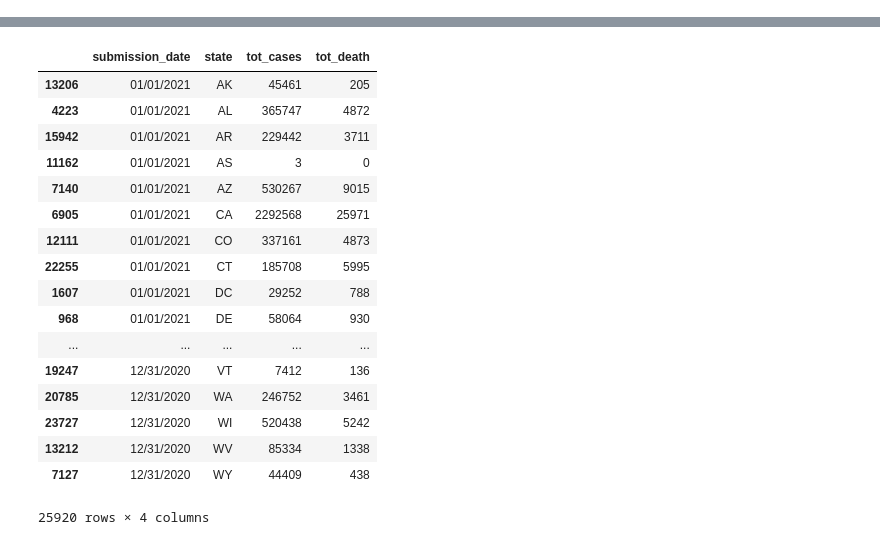
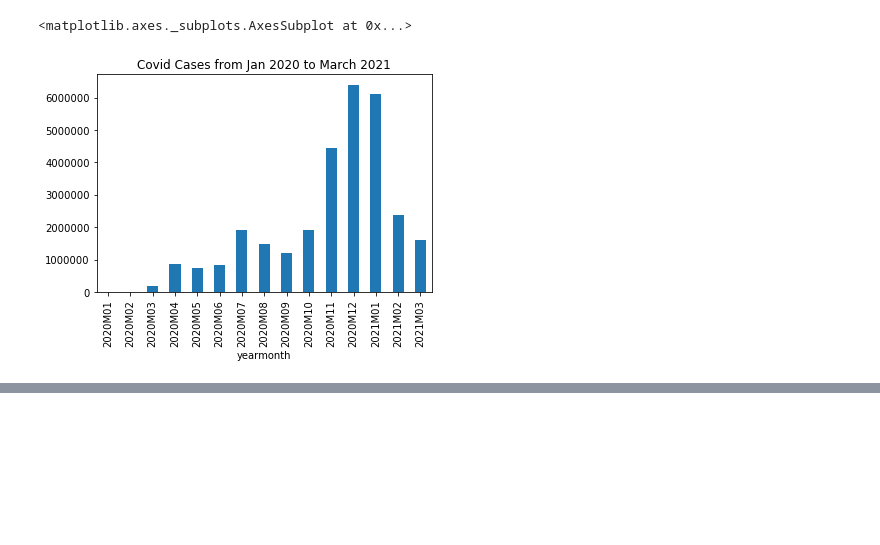
Before and after one commit to priscilla-wong/Project_1, a Jupyter notebook: covid_vs_pc/Analysis/covid_pc_analysis.ipynb, the cells around one changed output, grey strips where cells are left out. Saved outputs shown, nothing was run; the diff lists cells and outputs as text; code cells hidden in the pictures; blank space fills up the shorter version.

```diff
--- a/covid_vs_pc/Analysis/covid_pc_analysis.ipynb
+++ b/covid_vs_pc/Analysis/covid_pc_analysis.ipynb
@@ -27,0 +31,6 @@ covid_data.head()
+# %%
+# Clean covid data by saving only date, state, total cases, and total deaths
+
+#covid_data.set_index(pd.to_datetime(covid_data['submission_date'], infer_datetime_format=True), inplace=True)
+covid_df = covid_data.drop(columns=["year", "month", "day", "conf_cases", "prob_cases", "pnew_case", "conf_death", "prob_death", "new_death", "pnew_death", "created_at", "consent_cases", "consent_deaths"])
+covid_df.head()
@@ -27,0 +44,5 @@ covid_data.head()
+# %%
+# Sort covid data by date and state
+
+covid_df = covid_df.sort_values(by=['state', 'yearmonth'])
+covid_df.head()
@@ -28,3 +56,11 @@ covid_data.head()
+# %%
+# Group data
+
+covid_df = covid_df.groupby('yearmonth')['new_case'].sum().plot(kind='bar', x='Month', y='Cases', title='Covid Cases from Jan 2020 to March 2021')
+covid_df
+# %% [output]
+<matplotlib.axes._subplots.AxesSubplot at 0x...>
+[figure, added]
 # %%
 # Import personal consumption data
 # This was manually cleaned in excel - need to figure out how to clean via python only
@@ -53,27 +85,3 @@ covid_df = covid_data.drop(columns=["conf_cases", "prob_cases", "new_case", "pne
-# %%
-# Sort covid data by date and state
-
-covid_df = covid_df.sort_values(by=['submission_date', 'state'])
-covid_df
-# %% [output]
-|  | submission_date | state | tot_cases | tot_death |
-| 13206 | 01/01/2021 | AK | 45461 | 205 |
-| 4223 | 01/01/2021 | AL | 365747 | 4872 |
-| 15942 | 01/01/2021 | AR | 229442 | 3711 |
-| 11162 | 01/01/2021 | AS | 3 | 0 |
-| 7140 | 01/01/2021 | AZ | 530267 | 9015 |
-| 6905 | 01/01/2021 | CA | 2292568 | 25971 |
-| 12111 | 01/01/2021 | CO | 337161 | 4873 |
-| 22255 | 01/01/2021 | CT | 185708 | 5995 |
-| 1607 | 01/01/2021 | DC | 29252 | 788 |
-| 968 | 01/01/2021 | DE | 58064 | 930 |
-| ... | ... | ... | ... | ... |
-| 19247 | 12/31/2020 | VT | 7412 | 136 |
-| 20785 | 12/31/2020 | WA | 246752 | 3461 |
-| 23727 | 12/31/2020 | WI | 520438 | 5242 |
-| 13212 | 12/31/2020 | WV | 85334 | 1338 |
-| 7127 | 12/31/2020 | WY | 44409 | 438 |
-25920 rows × 4 columns
 # %%
 # Clean personal consumption data
 # Keep columns 2019M12 through 2021M02
```
Also changed, not shown: parts of 10 cells of this notebook, 3 other files.
